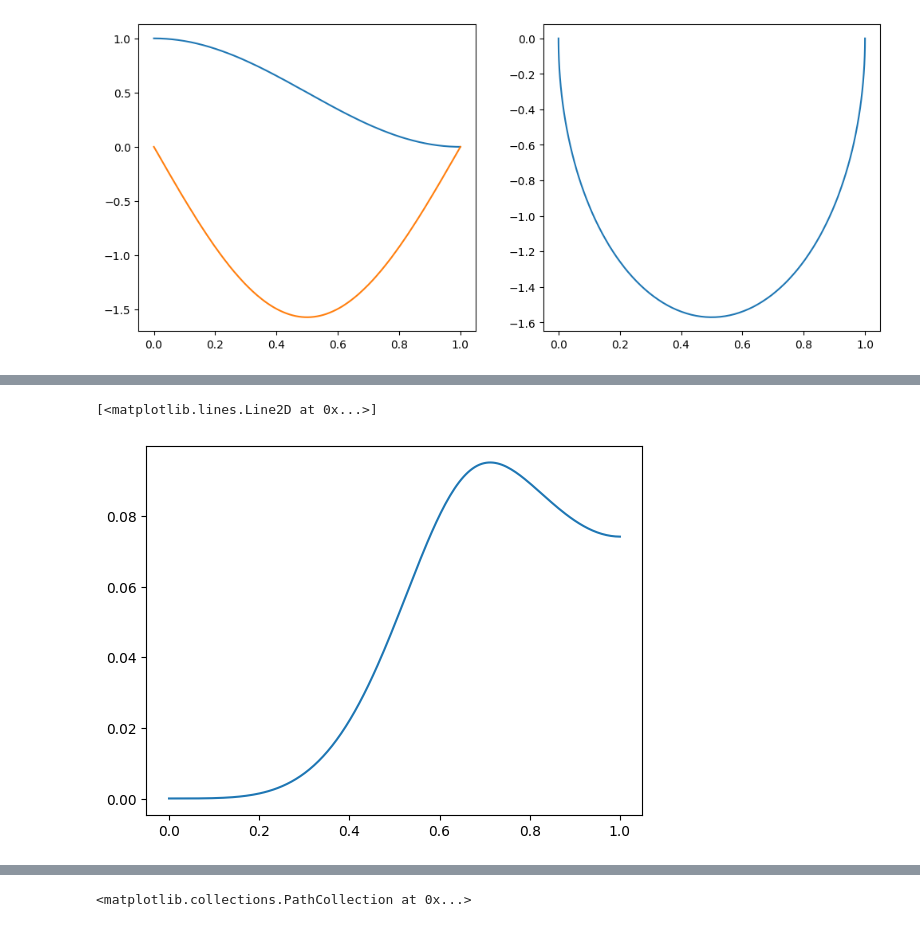
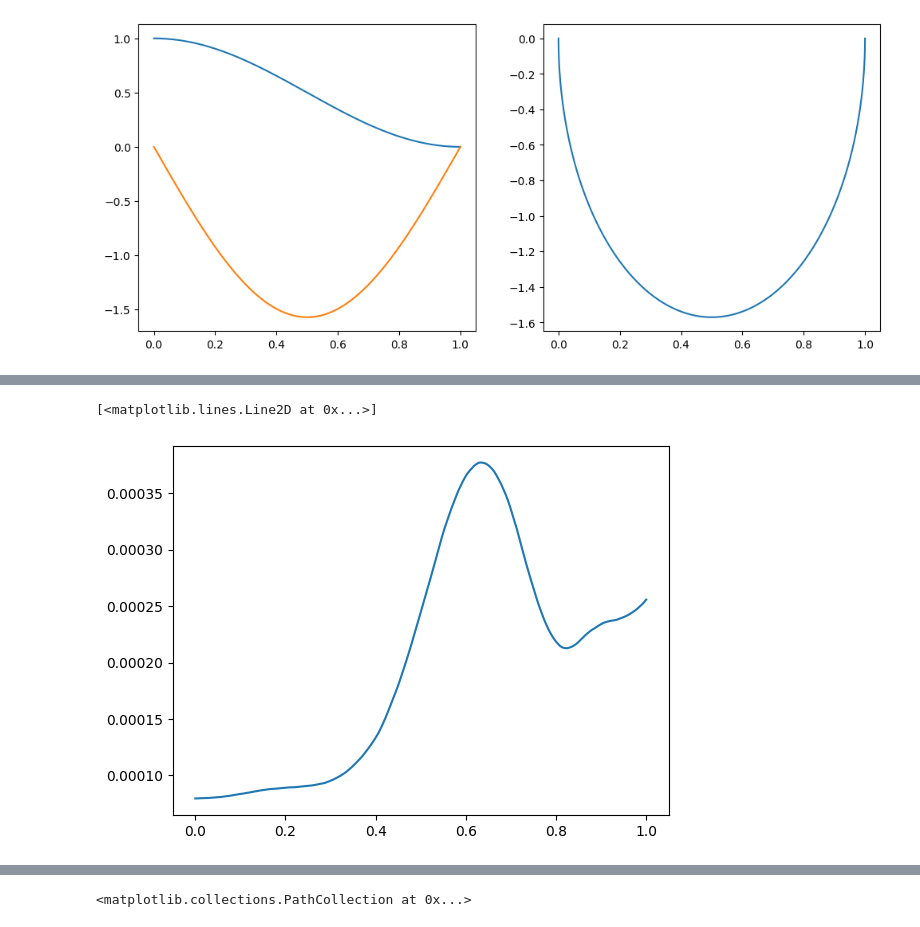
Before and after one commit to AHsu98/StoKAAsticInterpolants, a Jupyter notebook: NameExample.ipynb, the cells around one changed output, grey strips where cells are left out. Cells and saved outputs as stored; diff of their text form; code cells hidden in the pictures.

```diff
--- a/NameExample.ipynb
+++ b/NameExample.ipynb
@@ -88,13 +88,13 @@ loss_b,loss_denoise = get_loss_functions(I,It,gamma,gammadot)
 b_model = NeuralNetwork(
     input_size = 3,
     output_size=2,
-    layer_sizes = [2048,2048,2048,2048],
+    layer_sizes = [512,512,512],
     key = jax.random.PRNGKey(21239)
 )
 eta_model = NeuralNetwork(
     input_size = 3,
     output_size=2,
-    layer_sizes = [2048,2048,2048,2048],
+    layer_sizes = [512,512,512],
     key = jax.random.PRNGKey(30238)
 )
 
@@ -102,7 +102,7 @@ data_coupling_sampler = IndependenceCouplingSampler(
     GaussianReferenceSampler((2,)),
     DatasetSampler(target_samples)
     )
-batch_size = 256
+batch_size = 512
 
 train_loader = build_trainloader(batch_size,jax.random.PRNGKey(124),data_coupling_sampler)
 test_factory = testloader_factory(2048,jax.random.PRNGKey(32498130),data_coupling_sampler)
@@ -115,18 +115,17 @@ scheduler = optax.piecewise_constant_schedule(
         30000:0.5,
         60000:0.2,
         80000:0.2,
-        100000:0.5
     }
 )
 b_optim = optax.chain(
-   optax.clip_by_global_norm(20.),
+   optax.clip_by_global_norm(1000.),
    optax.nadamw(scheduler),
 )
 
 b_model,b_loss_history = train_model(
   model = b_model,
   optim = b_optim,
-  steps = 125000,
+  steps = 500000,
   train_loader = train_loader,
   testloader_factory = test_factory,
   loss_fun = loss_b,
@@ -184,7 +184,7 @@ eta_optim = optax.nadamw(scheduler)
 eta_model,eta_loss_history = train_model(
   model = eta_model,
   optim = eta_optim,
-  steps = 500,
+  steps = 1000,
   train_loader = train_loader,
   testloader_factory = test_factory,
   loss_fun = loss_denoise,
@@ -224,17 +224,17 @@ train_loader = build_trainloader(num_samps,jax.random.PRNGKey(124),data_coupling
 t,x,y,z = next(train_loader)
 
 
-time_points = jnp.linspace(0,1.,200)
+mmd_time_points = jnp.linspace(0,1.,200)
 MMD_vals = []
-for tpoint in time_points:
+for tpoint in mmd_time_points:
     Xval_t = sol.evaluate(tpoint)
     dist_points = I(tpoint*jnp.ones((num_samps,1)),x,y)
     MMD_vals.append(MMD(Xval_t,dist_points))
 # %%
-plt.plot(time_points,MMD_vals)
+plt.plot(mmd_time_points,MMD_vals)
 # %% [output]
 [<matplotlib.lines.Line2D at 0x...>]
-[figure, old version]
+[figure, new version]
 # %%
 num_trajectories = 50
 
```
Also changed, not shown: parts of 10 cells of this notebook, 1 other file.
